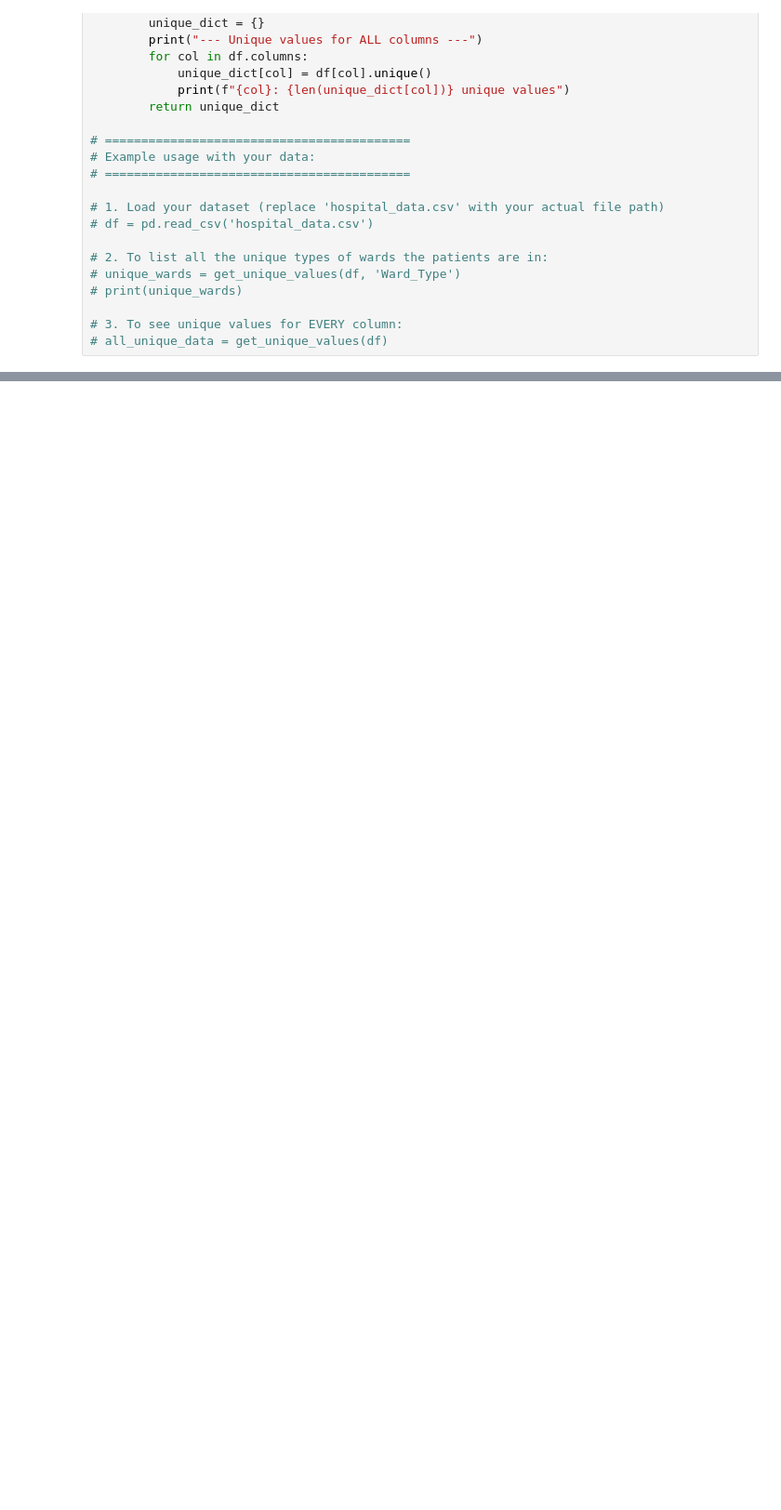
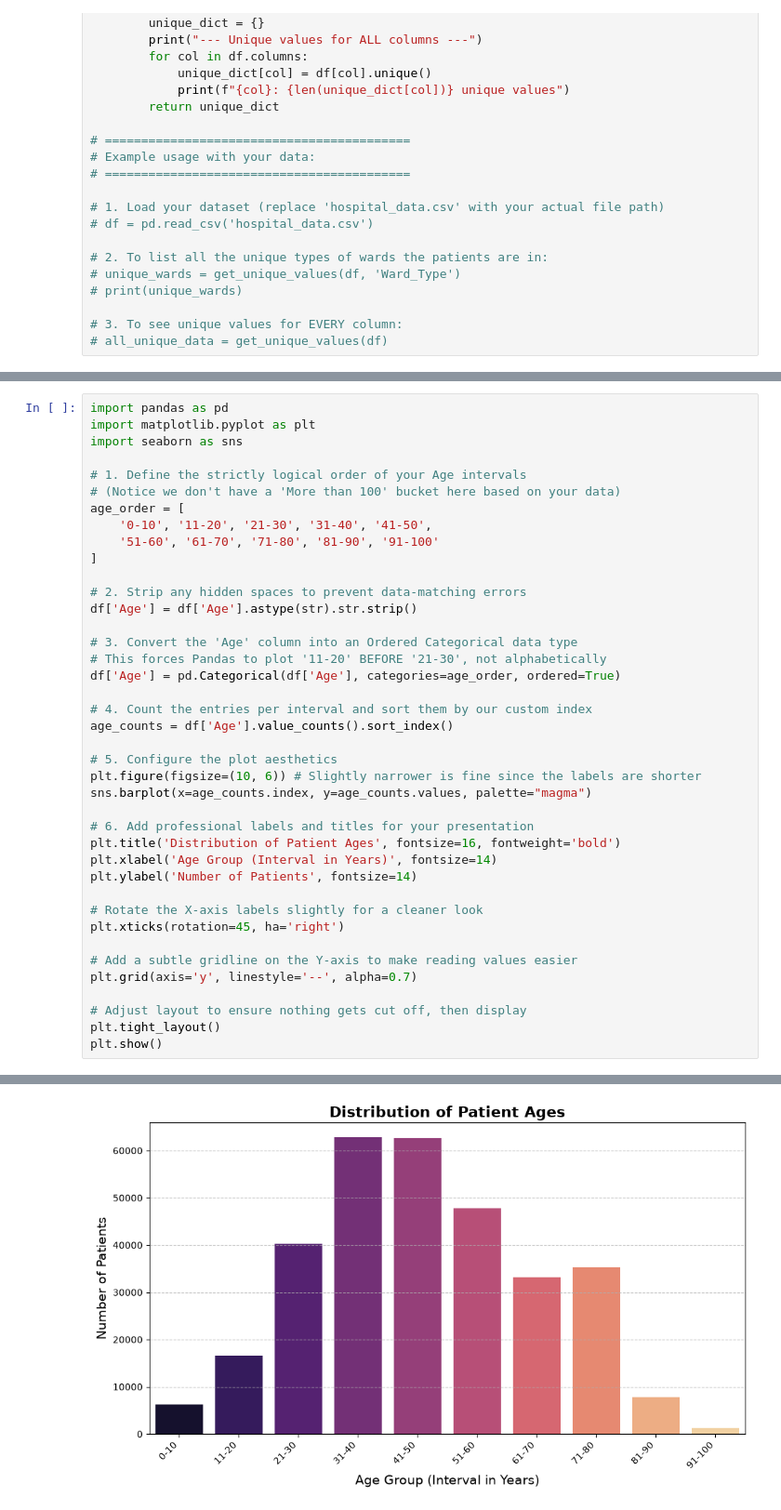
Before and after one commit to JNAUS23/programming_TUM, a Jupyter notebook: Stan_24_06.ipynb, the cells around one changed output, grey strips where cells are left out. Shown at 93% size. Drawn from its saved outputs; the diff is of its cells as text; blank space fills up the shorter version.

```diff
--- a/Stan_24_06.ipynb
+++ b/Stan_24_06.ipynb
@@ -162,0 +183,41 @@ print(Citycodes)
+# %%
+import pandas as pd
+import matplotlib.pyplot as plt
+import seaborn as sns
+
+# 1. Define the strictly logical order of your Age intervals
+# (Notice we don't have a 'More than 100' bucket here based on your data)
+age_order = [
+    '0-10', '11-20', '21-30', '31-40', '41-50',
+    '51-60', '61-70', '71-80', '81-90', '91-100'
+]
+
+# 2. Strip any hidden spaces to prevent data-matching errors
+df['Age'] = df['Age'].astype(str).str.strip()
+
+# 3. Convert the 'Age' column into an Ordered Categorical data type
+# This forces Pandas to plot '11-20' BEFORE '21-30', not alphabetically
+df['Age'] = pd.Categorical(df['Age'], categories=age_order, ordered=True)
+
+# 4. Count the entries per interval and sort them by our custom index
+age_counts = df['Age'].value_counts().sort_index()
+
+# 5. Configure the plot aesthetics
+plt.figure(figsize=(10, 6)) # Slightly narrower is fine since the labels are shorter
+sns.barplot(x=age_counts.index, y=age_counts.values, palette="magma")
+
+# 6. Add professional labels and titles for your presentation
+plt.title('Distribution of Patient Ages', fontsize=16, fontweight='bold')
+plt.xlabel('Age Group (Interval in Years)', fontsize=14)
+plt.ylabel('Number of Patients', fontsize=14)
+
+# Rotate the X-axis labels slightly for a cleaner look
+plt.xticks(rotation=45, ha='right')
+
+# Add a subtle gridline on the Y-axis to make reading values easier
+plt.grid(axis='y', linestyle='--', alpha=0.7)
+
+# Adjust layout to ensure nothing gets cut off, then display
+plt.tight_layout()
+plt.show()
+# %% [output]
@@ -163,3 +227,4 @@ print(Citycodes)
+[figure, added]
 # %%
 #Hospital_region_code,Region Code of the Hospital
 #City_Code_Patient,City Code for the patient
```
Also changed, not shown: parts of 12 cells of this notebook, 1 other file.
